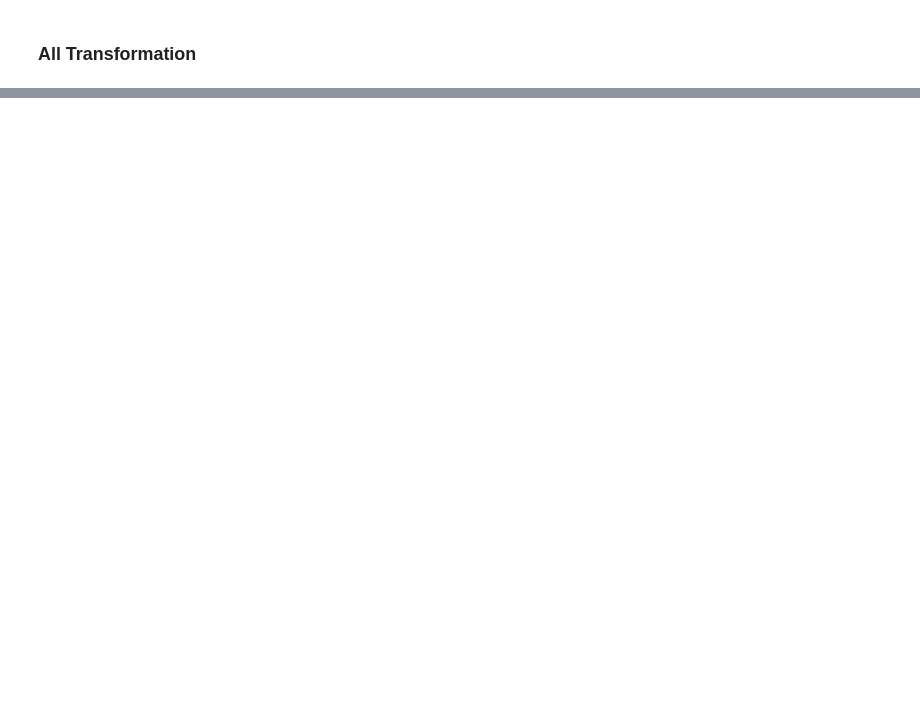
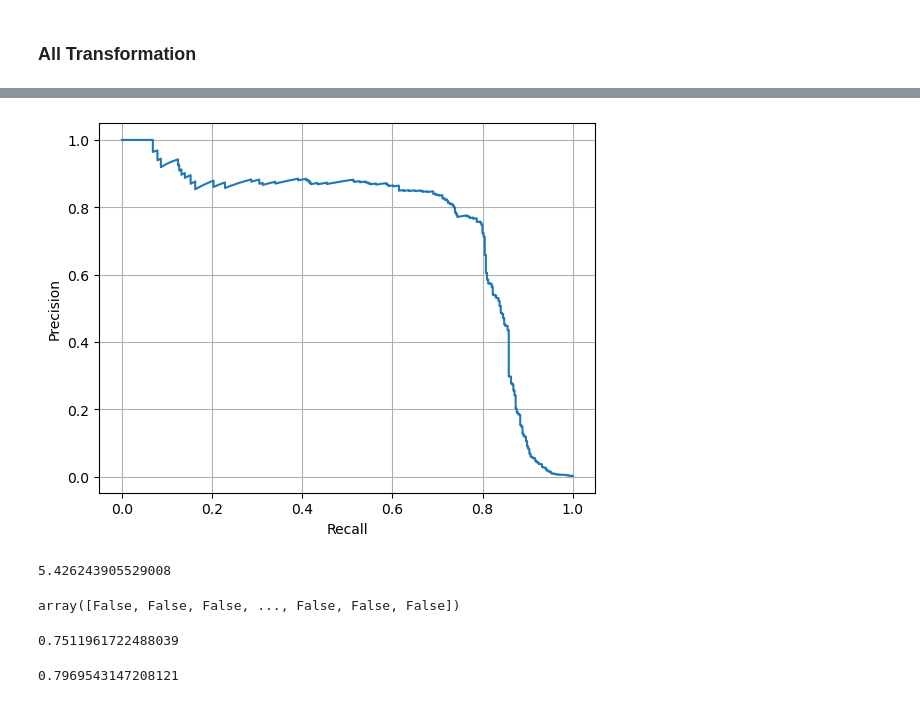
Before and after one commit to mjavadzare/credit-card-fraud-detection, a Jupyter notebook: notebooks/model-training.ipynb, the cells around one changed output, grey strips where cells are left out. Saved outputs shown, nothing was run; the diff lists cells and outputs as text; code cells hidden in the pictures; blank space fills up the shorter version.

```diff
--- a/notebooks/model-training.ipynb
+++ b/notebooks/model-training.ipynb
@@ -75,0 +272,7 @@ y_train, y_test = train['Class'], test['Class']
+# %%
+plt.plot(recall, precision)
+plt.xlabel('Recall')
+plt.ylabel('Precision')
+plt.grid()
+# %% [output]
+[figure, added]
@@ -75,0 +283,4 @@ y_train, y_test = train['Class'], test['Class']
+# %%
+threshold_75_precision
+# %% [output]
+5.426243905529008
@@ -75,0 +289,12 @@ y_train, y_test = train['Class'], test['Class']
+# %%
+y_pred_75_precision
+# %% [output]
+array([False, False, False, ..., False, False, False])
+# %%
+precision_score(y_train, y_pred_75_precision)
+# %% [output]
+0.7511961722488039
+# %%
+recall_score(y_train, y_pred_75_precision)
+# %% [output]
+0.7969543147208121
```
Also changed, not shown: parts of 96 cells of this notebook, 3 other files.
